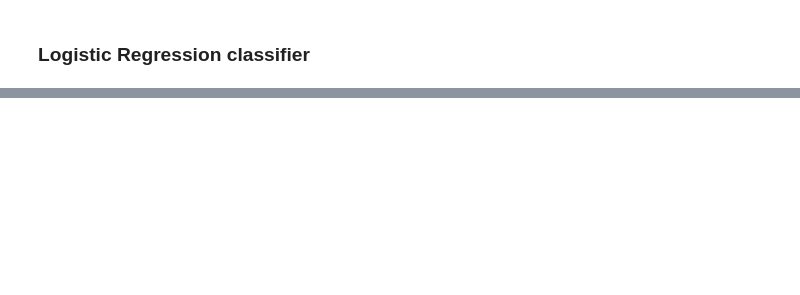
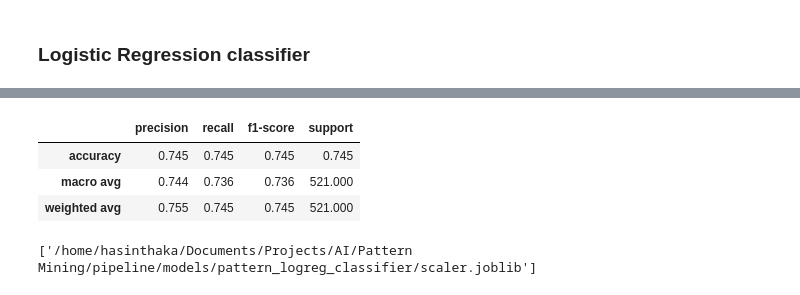
Before and after one commit to HasinthakaPiyumal/AI-Pattern-Mining-Project, a Jupyter notebook: notebooks/3.1.2 Classification Model Developent - II.ipynb, the cells around one changed output, grey strips where cells are left out. Saved outputs shown, nothing was run; the diff lists cells and outputs as text; code cells hidden in the pictures; blank space fills up the shorter version.

```diff
--- a/notebooks/3.1.2 Classification Model Developent - II.ipynb
+++ b/notebooks/3.1.2 Classification Model Developent - II.ipynb
@@ -303,0 +264,50 @@ Per-class breakdown:
+# %%
+# Logistic regression stage intentionally skipped per latest workflow requirements.
+# The end-to-end classifier now relies solely on the neural network above.
+numeric_features = data.select_dtypes(include=[np.number]).columns.tolist()
+if not numeric_features:
+    raise ValueError("No numeric features detected – please ensure embeddings/features are present.")
+
+X = data[numeric_features].fillna(0.0).values
+y = data[TARGET_COLUMN].astype(str).values
+scaler = StandardScaler()
+X = scaler.fit_transform(X)
+label_encoder = LabelEncoder()
+y_encoded = label_encoder.fit_transform(y)
+num_classes = len(label_encoder.classes_)
+X_train, X_test, y_train, y_test = train_test_split(
+    X, y_encoded, test_size=0.25, random_state=42,stratify=y_encoded
+)
+# %%
+from sklearn.linear_model import LogisticRegression
+
+logreg = LogisticRegression(max_iter=1000,n_jobs=-1)
+logreg.fit(X_train, y_train)
+y_pred = logreg.predict(X_test)
+report = classification_report(
+    y_test,
+    y_pred,
+    target_names=label_encoder.classes_,
+    output_dict=True,
+    zero_division=0,
+)
+report_df = pd.DataFrame(report).T
+summary = report_df.loc[["accuracy", "macro avg", "weighted avg"]].round(3)
+class_breakdown = (
+    report_df.drop(index=["accuracy", "macro avg", "weighted avg"]).sort_values("support", ascending=False).head(8).round(3)
+)
+summary
+# %% [output]
+|  | precision | recall | f1-score | support |
+| accuracy | 0.745 | 0.745 | 0.745 | 0.745 |
+| macro avg | 0.744 | 0.736 | 0.736 | 521.000 |
+| weighted avg | 0.755 | 0.745 | 0.745 | 521.000 |
+# %%
+# Save model
+ARTIFACT_DIR = Path("../models/pattern_logreg_classifier").resolve()
+ARTIFACT_DIR.mkdir(parents=True, exist_ok=True)
+joblib.dump(logreg, ARTIFACT_DIR / "logistic_regression_model.joblib")
+joblib.dump(label_encoder, ARTIFACT_DIR / "label_encoder.joblib")
+joblib.dump(scaler, ARTIFACT_DIR / "scaler.joblib")
+# %% [output]
+['/home/hasinthaka/Documents/Projects/AI/Pattern Mining/pipeline/models/pattern_logreg_classifier/scaler.joblib']
```
Also changed, not shown: parts of 9 cells of this notebook, 10 other files.
